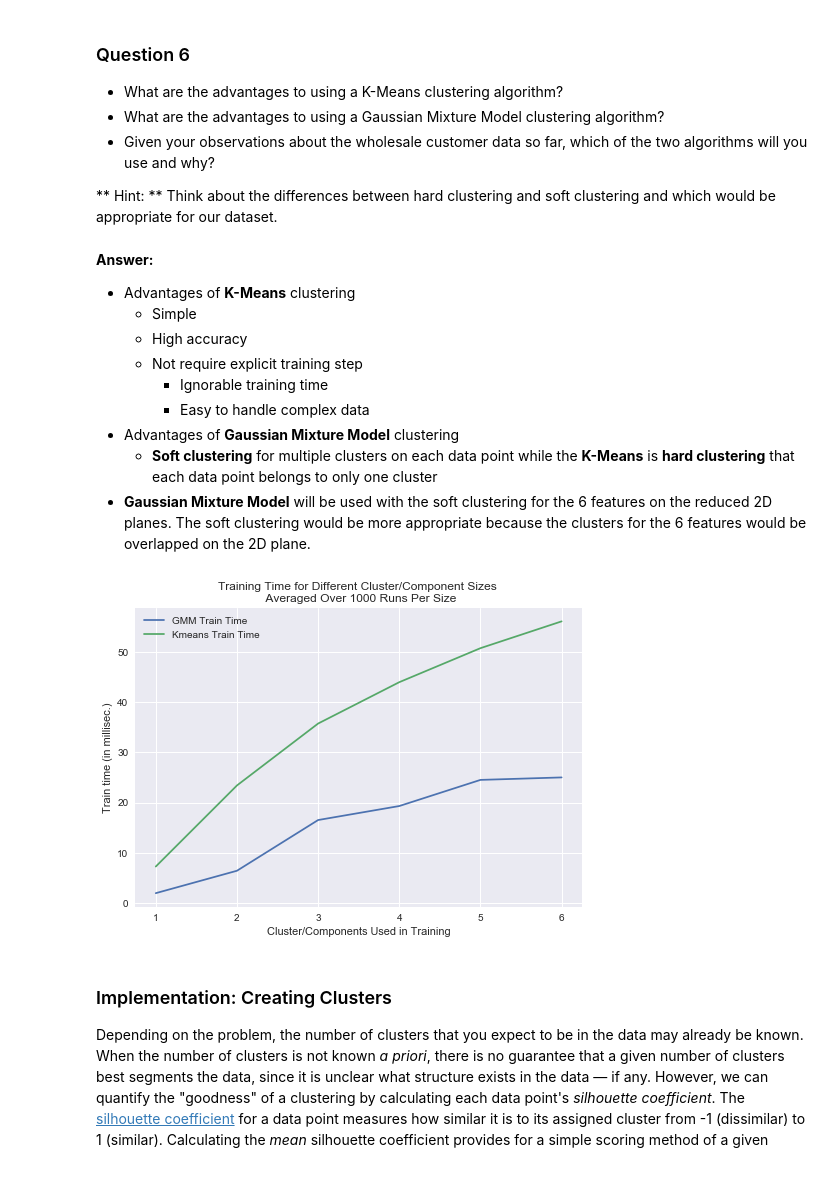
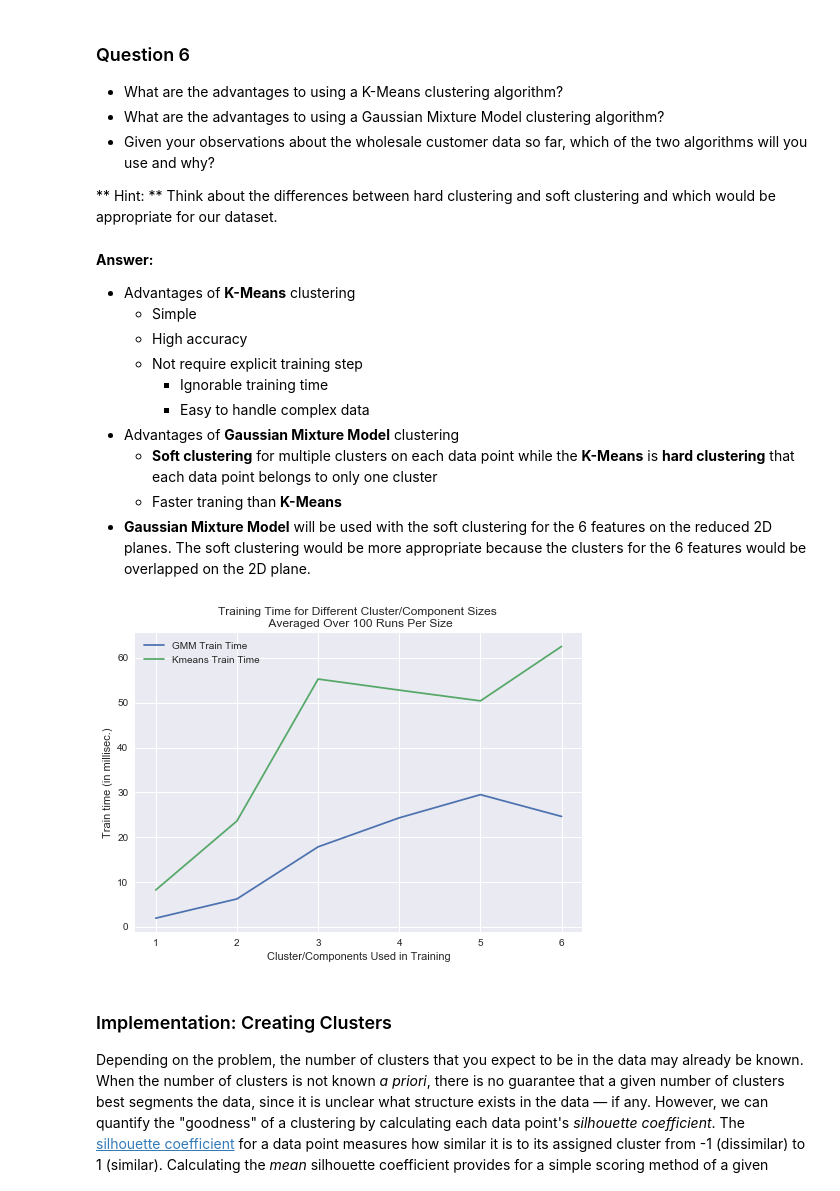
Before and after one commit to Mincent/customer_segments, a Jupyter notebook: customer_segments.ipynb, the cells around one changed output. Cells and saved outputs as stored; diff of their text form; code cells hidden in the pictures.

```diff
--- a/customer_segments.ipynb
+++ b/customer_segments.ipynb
@@ -562,6 +564,7 @@ In this section, you will choose to use either a K-Means clustering algorithm or
 * Advantages of **Gaussian Mixture Model** clustering
     - **Soft clustering** for multiple clusters on each data point
       while the **K-Means** is **hard clustering** that each data point belongs to only one cluster
+    - Faster traning than **K-Means**
 * **Gaussian Mixture Model** will be used with the soft clustering for the 6 features on the reduced 2D planes. The soft clustering would be more appropriate because the clusters for the 6 features would be overlapped on the 2D plane.
 # %%
 # ref:
@@ -570,7 +573,7 @@ from sklearn.cluster import KMeans
 from sklearn.mixture import GaussianMixture
 import matplotlib.pyplot as plt
 
-n = 1000
+n = 100
 k = 6
 
 kmeans_train_times = []
@@ -581,34 +584,34 @@ for k in xrange(1, 7):
         KMeans(n_clusters=k).fit(reduced_data)
         cum_time += (time.time() - start)
 
     train_time = cum_time / n
     kmeans_train_times.append([k, train_time])
 
 km_df = pd.DataFrame(kmeans_train_times, columns=['KM_Clusters', 'KM_Time'])
 
 gmm_train_times = []
 for k in xrange(1, 7):
     cum_time = 0.
     for i in xrange(n):
         start = time.time()
         GaussianMixture(n_components=k).fit(reduced_data)
         cum_time += (time.time() - start)
 
     train_time = cum_time / n
     gmm_train_times.append([k, train_time])
 
 gmm_df = pd.DataFrame(gmm_train_times, columns=['GMM_Components', 'GMM_Time'])
 times_df = km_df.join(gmm_df)
 
 plt.plot(times_df.GMM_Components, times_df.GMM_Time * 1000., label='GMM Train Time')
 plt.plot(times_df.GMM_Components, times_df.KM_Time * 1000., label='Kmeans Train Time')
 plt.legend(loc='best')
 plt.ylabel('Train time (in millisec.)')
 plt.xlabel('Cluster/Components Used in Training')
 plt.title('Training Time for Different Cluster/Component Sizes \n Averaged Over {} Runs Per Size'.format(n))
 plt.show()
 # %% [output]
-[figure, old version]
+[figure, new version]
 # %% [markdown]
 ### Implementation: Creating Clusters
 Depending on the problem, the number of clusters that you expect to be in the data may already be known. When the number of clusters is not known *a priori*, there is no guarantee that a given number of clusters best segments the data, since it is unclear what structure exists in the data — if any. However, we can quantify the "goodness" of a clustering by calculating each data point's *silhouette coefficient*. The [silhouette coefficient](http://scikit-learn.org/stable/modules/generated/sklearn.metrics.silhouette_score.html) for a data point measures how similar it is to its assigned cluster from -1 (dissimilar) to 1 (similar). Calculating the *mean* silhouette coefficient provides for a simple scoring method of a given clustering.
```
Also changed, not shown: parts of 12 cells of this notebook, 1 other file.
